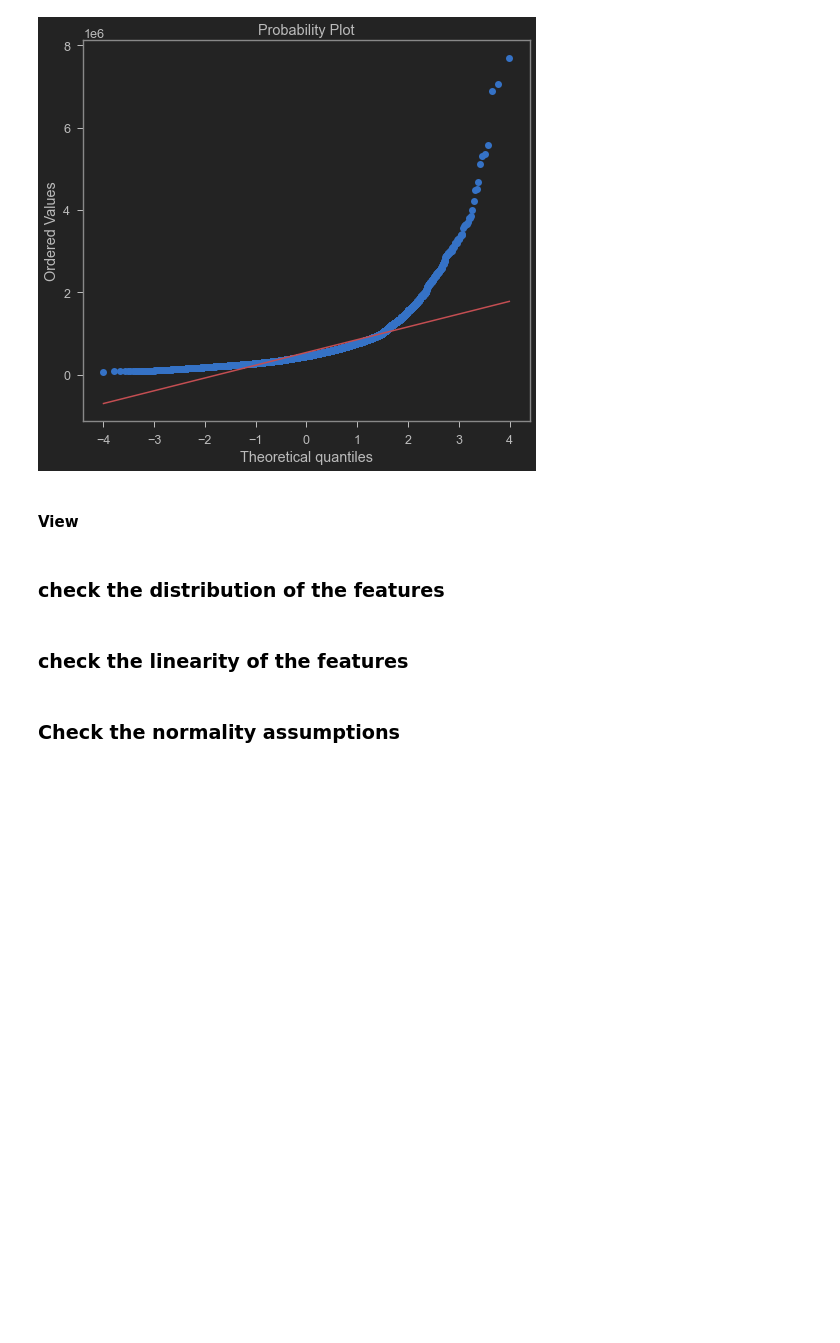
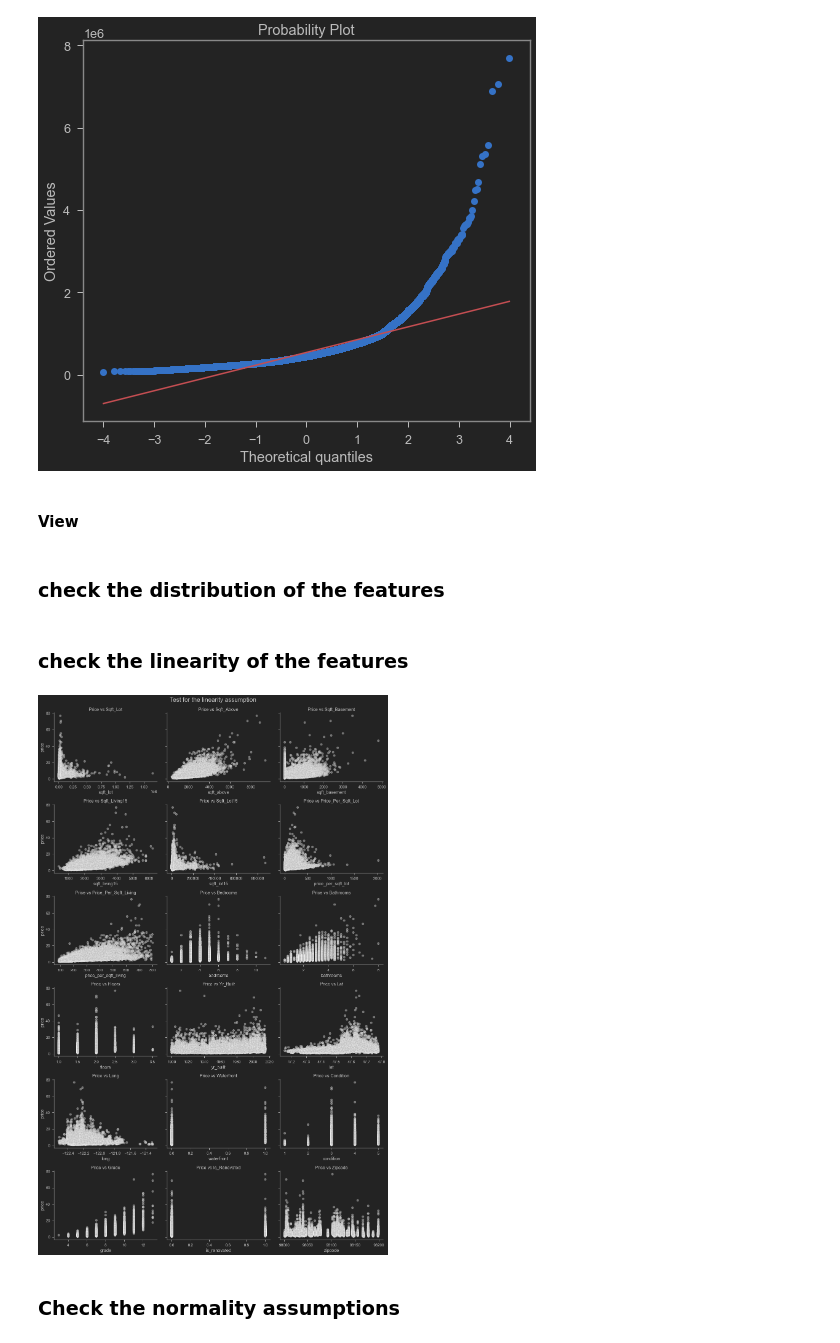
Before and after one commit to tamjid-ahsan/Housing-price-prediction, a Jupyter notebook: student.ipynb, the cells around one changed output. Saved outputs shown, nothing was run; the diff lists cells and outputs as text; code cells hidden in the pictures; blank space fills up the shorter version.

```diff
--- a/student.ipynb
+++ b/student.ipynb
@@ -1156,3 +1181,7 @@ Slope: 310305.01, Intercept: 540734.67, r_sq: 0.711
+# %%
+test_for_linearity(df_model)
+# %% [output]
+[figure, added]
 # %% [markdown]
 ### Check the normality assumptions
 # %%
```
Also changed, not shown: parts of 37 cells of this notebook.
